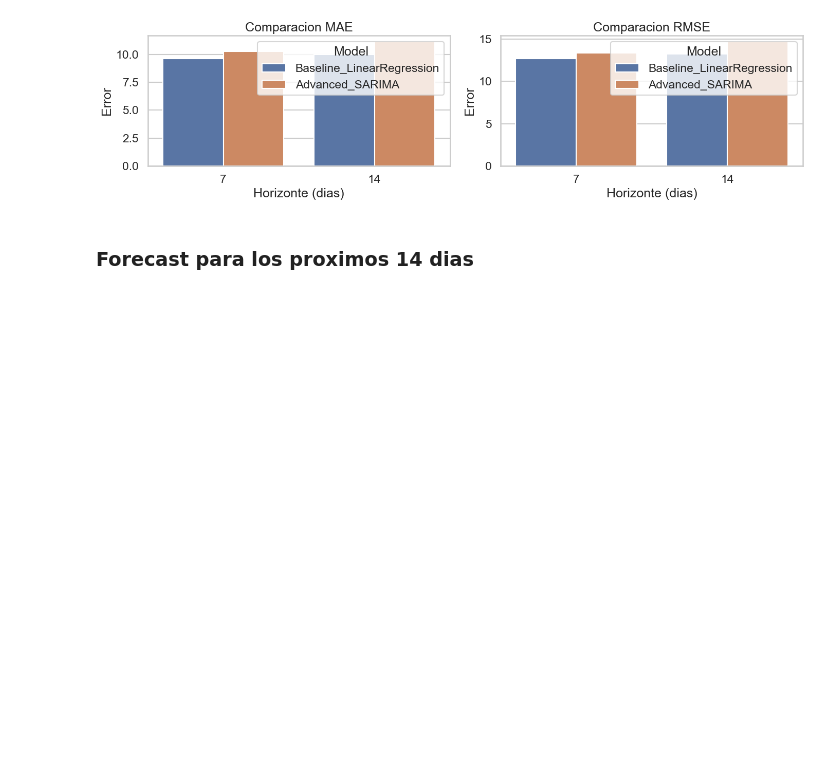
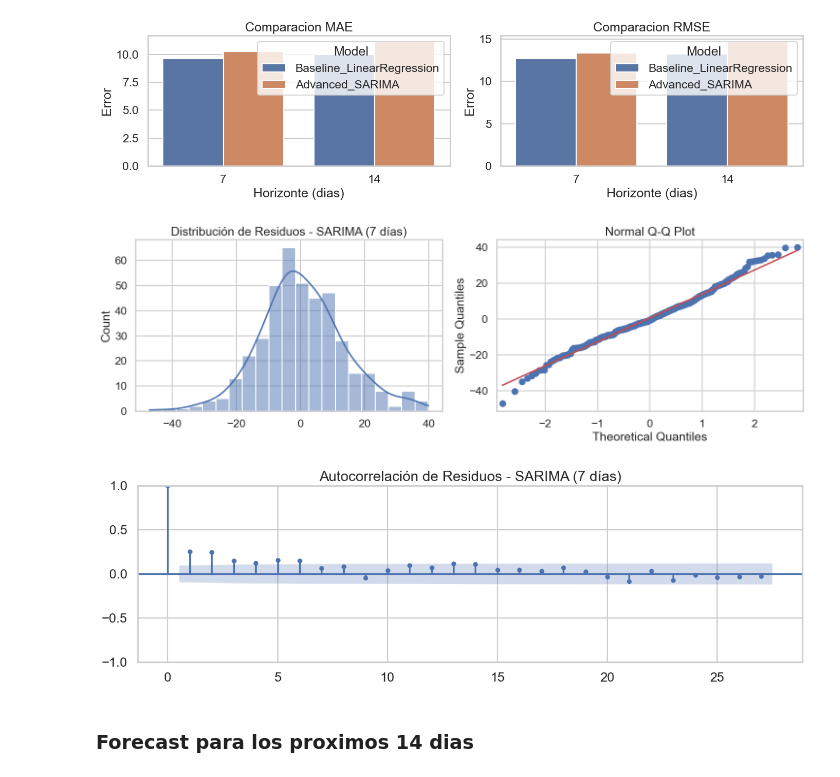
Before and after one commit to Amolihua/ML3037-GRUPO4-ALDIMI, a Jupyter notebook: notebooks/ALDIMI_Pharma_Demand_Forecast_CRISPDM.ipynb, the cells around one changed output. Drawn from its saved outputs; the diff is of its cells as text; code cells hidden in the pictures; blank space fills up the shorter version.

```diff
--- a/notebooks/ALDIMI_Pharma_Demand_Forecast_CRISPDM.ipynb
+++ b/notebooks/ALDIMI_Pharma_Demand_Forecast_CRISPDM.ipynb
@@ -424,6 +456,35 @@ plt.tight_layout()
 plt.show()
 # %% [output]
 [figure]
+# %%
+## Análisis de Residuos
+
+def analyze_residuals(y_true, y_pred, title):
+    residuals = y_true - y_pred
+    fig, axes = plt.subplots(1, 2, figsize=(15, 5))
+
+    # Histograma de residuos
+    sns.histplot(residuals, kde=True, ax=axes[0])
+    axes[0].set_title(f'Distribución de Residuos - {title}')
+
+    # Q-Q plot
+    sm.qqplot(residuals, line='s', ax=axes[1])
+    axes[1].set_title('Normal Q-Q Plot')
+
+    plt.tight_layout()
+    plt.show()
+
+    # ACF de residuos
+    fig, ax = plt.subplots(figsize=(15, 4))
+    plot_acf(residuals, ax=ax, title=f'Autocorrelación de Residuos - {title}')
+    plt.show()
+
+# Analizar residuos para el horizonte de 7 días
+res_7 = sarima_results[7]['pred_df']
+analyze_residuals(res_7['actual'], res_7['predicted'], 'SARIMA (7 días)')
+# %% [output]
+[figure, added]
+[figure, added]
 # %% [markdown]
 ### Forecast para los proximos 14 dias
 # %%
```
Also changed, not shown: parts of 5 cells of this notebook.
